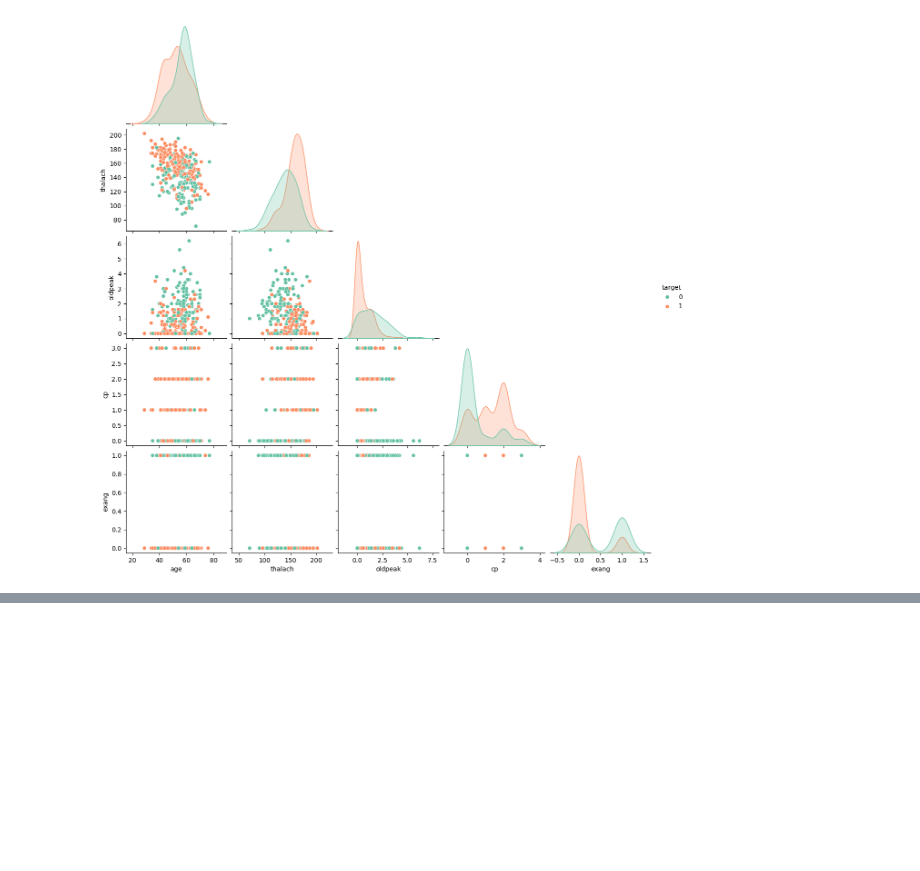
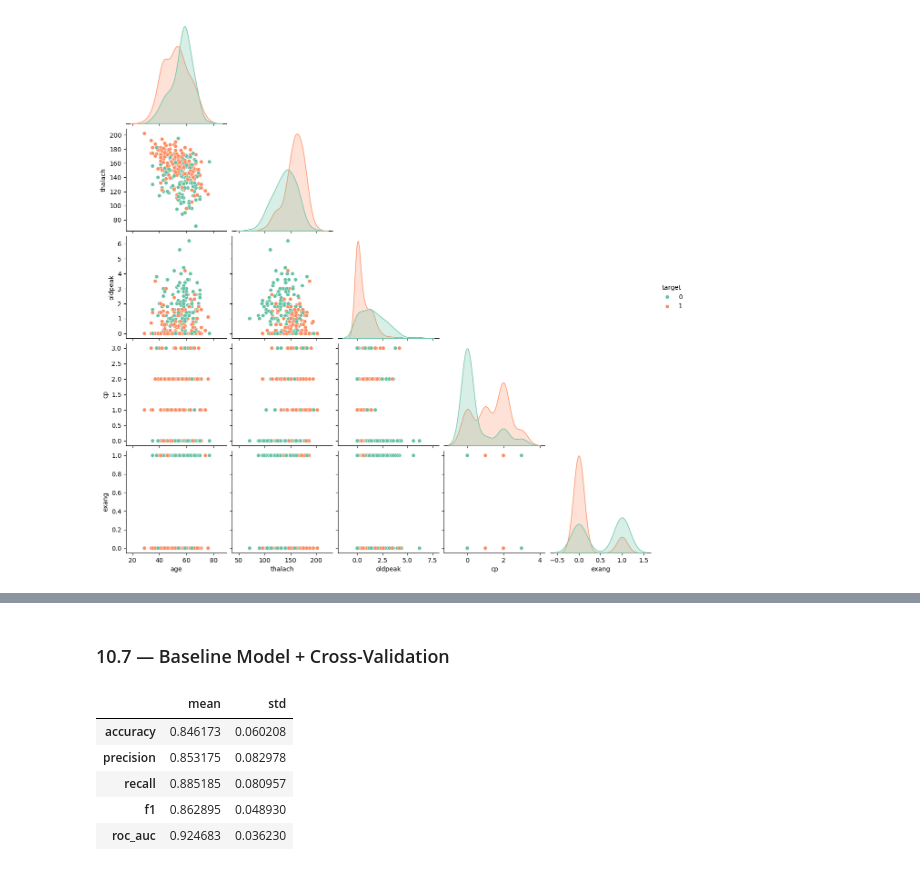
Before and after one commit to VishRoy/kaggle-notebook, a Jupyter notebook: Logistic_Regression.ipynb, the cells around one changed output, grey strips where cells are left out. Saved outputs shown, nothing was run; the diff lists cells and outputs as text; code cells hidden in the pictures; blank space fills up the shorter version.

Commit message:
Kaggle Notebook | ML - Logistic Regression + Decision Tree | Version 3

```diff
--- a/Logistic_Regression.ipynb
+++ b/Logistic_Regression.ipynb
@@ -635,0 +759,23 @@ plt.show()
+# %%
+from sklearn.model_selection import train_test_split
+from sklearn.preprocessing import StandardScaler, OneHotEncoder
+from sklearn.compose import ColumnTransformer
+from sklearn.pipeline import Pipeline
+from sklearn.linear_model import LogisticRegression
+
+
+X = df.drop(columns=['target'])
+y = df['target']
+
+X_train, X_test, y_train, y_test = train_test_split(
+    X, y, test_size=0.2, random_state=42, stratify=y
+)
+
+print("Train shape:", X_train.shape, " Test shape:", X_test.shape)
+
+preprocessor = ColumnTransformer(transformers=[
+    ('num', StandardScaler(), numeric_cols),
+    ('cat', OneHotEncoder(drop='first', handle_unknown='ignore'), categorical_cols)
+])
+
+preprocessor
@@ -635,0 +792,25 @@ plt.show()
+# %% [markdown]
+### 10.7 — Baseline Model + Cross-Validation
+# %%
+from sklearn.model_selection import StratifiedKFold, cross_validate
+
+baseline_pipe = Pipeline([
+    ('preprocessor', preprocessor),
+    ('classifier', LogisticRegression(max_iter=1000, random_state=42))
+])
+
+cv = StratifiedKFold(n_splits=5, shuffle=True, random_state=42)
+scoring = ['accuracy', 'precision', 'recall', 'f1', 'roc_auc']
+cv_results = cross_validate(baseline_pipe, X_train, y_train, cv=cv, scoring=scoring)
+
+baseline_summary = pd.DataFrame({
+    m: [cv_results[f'test_{m}'].mean(), cv_results[f'test_{m}'].std()] for m in scoring
+}, index=['mean', 'std']).T
+baseline_summary
+# %% [output]
+|  | mean | std |
+| accuracy | 0.846173 | 0.060208 |
+| precision | 0.853175 | 0.082978 |
+| recall | 0.885185 | 0.080957 |
+| f1 | 0.862895 | 0.048930 |
+| roc_auc | 0.924683 | 0.036230 |
```
Also changed, not shown: parts of 14 cells of this notebook.
